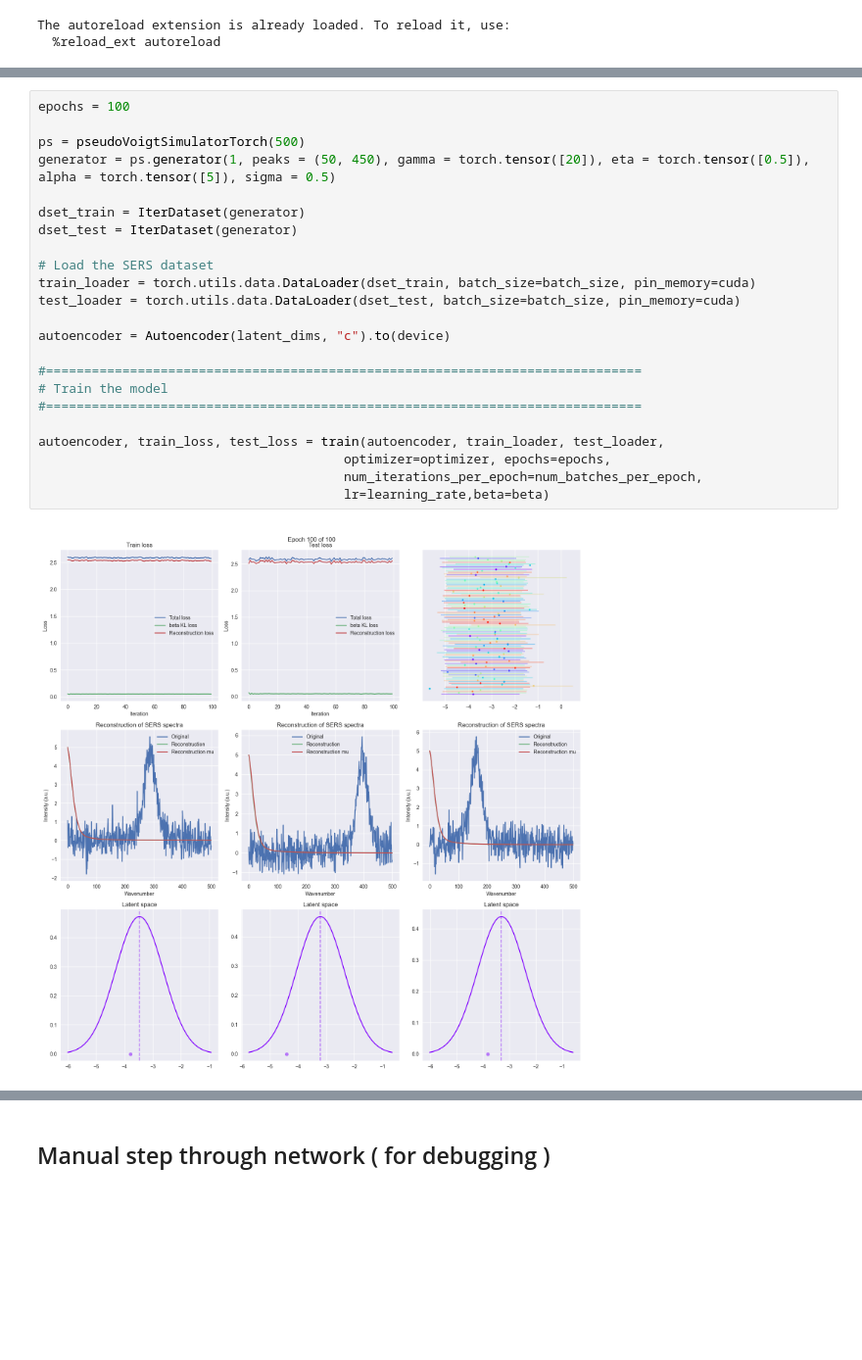
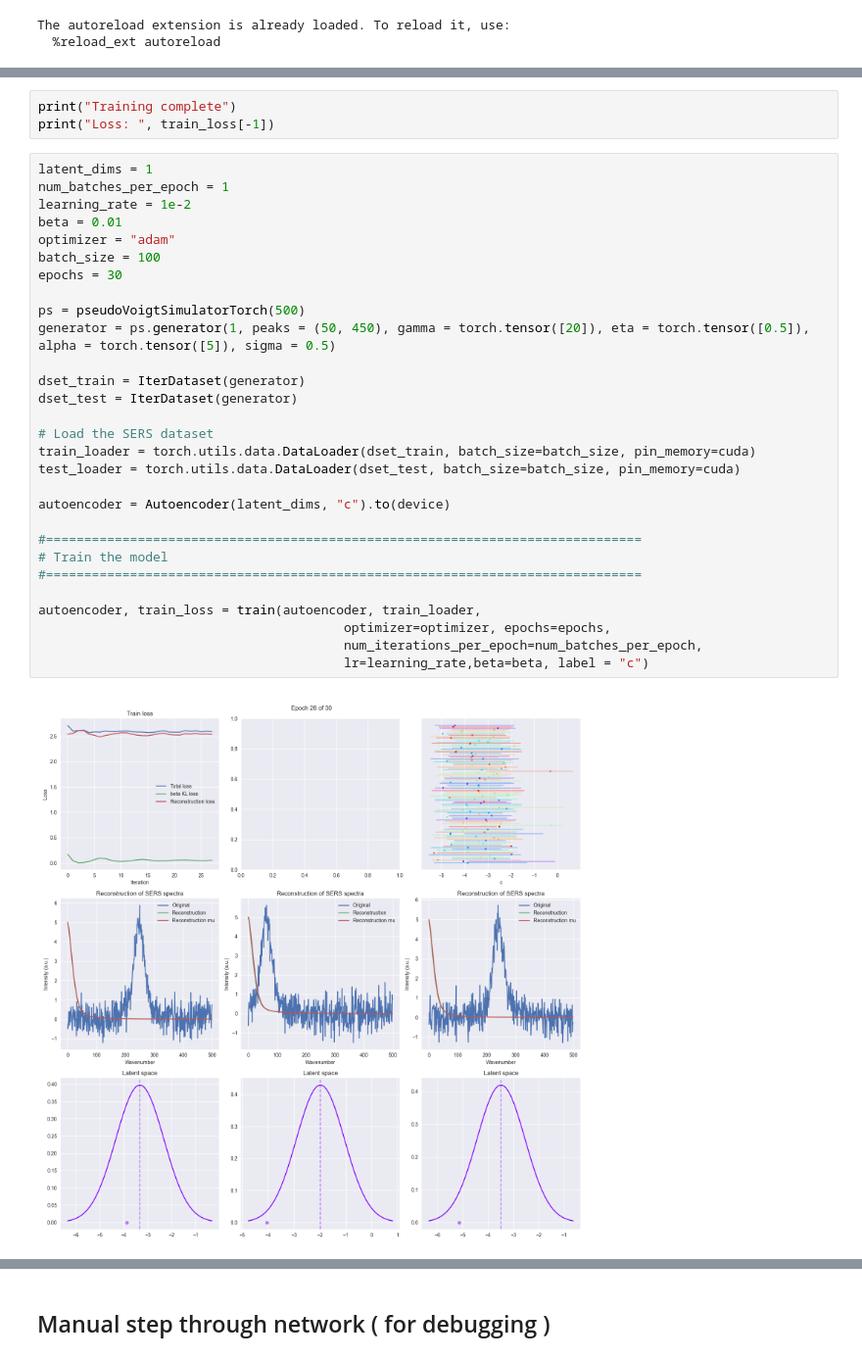
Before and after one commit to AndreasLF/amortized-inference-for-spectroscopy, a Jupyter notebook: notebooks/VAE_Raman_voigt_decoder_iterdataset.ipynb, the cells around one changed output, grey strips where cells are left out. Shown at 98% size. Cells and saved outputs as stored; diff of their text form; blank space fills up the shorter version.

```diff
--- a/notebooks/VAE_Raman_voigt_decoder_iterdataset.ipynb
+++ b/notebooks/VAE_Raman_voigt_decoder_iterdataset.ipynb
@@ -356,25 +356,34 @@ autoencoder, train_loss, test_loss = train(autoencoder, train_loader, test_loade
+# %%
+print("Training complete")
+print("Loss: ", train_loss[-1])
 # %%
-epochs = 100
+latent_dims = 1
+num_batches_per_epoch = 1
+learning_rate = 1e-2
+beta = 0.01
+optimizer = "adam"
+batch_size = 100
+epochs = 30
 
 ps = pseudoVoigtSimulatorTorch(500)
 generator = ps.generator(1, peaks = (50, 450), gamma = torch.tensor([20]), eta = torch.tensor([0.5]), alpha = torch.tensor([5]), sigma = 0.5)
 
 dset_train = IterDataset(generator)
 dset_test = IterDataset(generator)
 
 # Load the SERS dataset
 train_loader = torch.utils.data.DataLoader(dset_train, batch_size=batch_size, pin_memory=cuda)
 test_loader = torch.utils.data.DataLoader(dset_test, batch_size=batch_size, pin_memory=cuda)
 
 autoencoder = Autoencoder(latent_dims, "c").to(device)
 
 #==============================================================================
 # Train the model
 #==============================================================================
 
-autoencoder, train_loss, test_loss = train(autoencoder, train_loader, test_loader,
+autoencoder, train_loss = train(autoencoder, train_loader,
                                         optimizer=optimizer, epochs=epochs,
                                         num_iterations_per_epoch=num_batches_per_epoch,
-                                        lr=learning_rate,beta=beta)
+                                        lr=learning_rate,beta=beta, label = "c")
 # %% [output]
-[figure, old version]
+[figure, new version]
```
Also changed, not shown: parts of 6 cells of this notebook, 1 other file.
